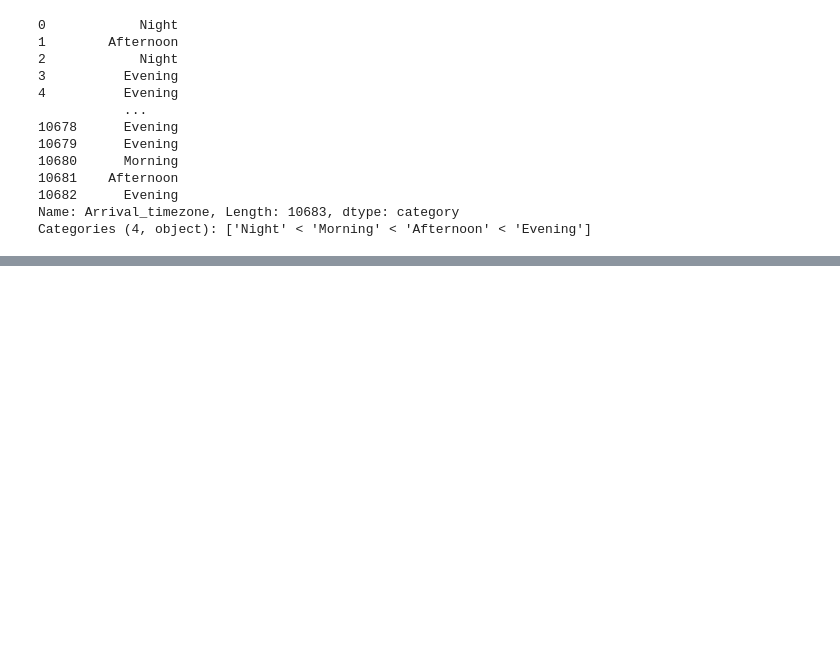
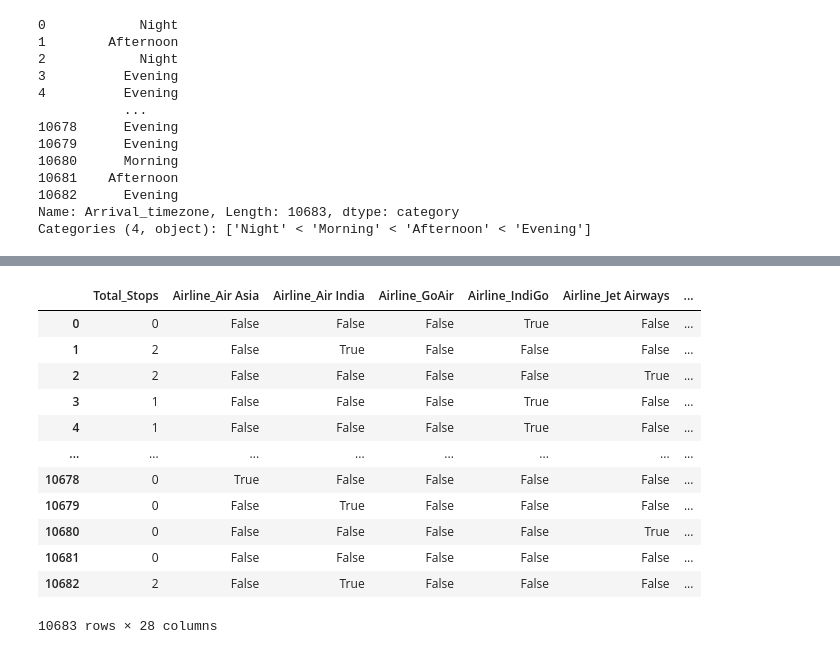
Before and after one commit to fhossain0/HNU_prosjects, a Jupyter notebook: FeatureEngineering_catagorical_data.ipynb, the cells around one changed output, grey strips where cells are left out. Saved outputs shown, nothing was run; the diff lists cells and outputs as text; code cells hidden in the pictures; blank space fills up the shorter version.

```diff
--- a/FeatureEngineering_catagorical_data.ipynb
+++ b/FeatureEngineering_catagorical_data.ipynb
@@ -199,0 +254,26 @@ Categories (4, object): ['Night' < 'Morning' < 'Afternoon' < 'Evening']
+# %%
+dataset1= dataset[['Total_Stops',
+       'Airline_Air Asia', 'Airline_Air India', 'Airline_GoAir',
+       'Airline_IndiGo', 'Airline_Jet Airways', 'Airline_Multiple carriers',
+       'Airline_Multiple carriers Premium economy', 'Airline_SpiceJet',
+       'Airline_Trujet', 'Airline_Vistara', 'Source_Banglore',
+       'Source_Chennai', 'Source_Delhi', 'Source_Kolkata', 'Source_Mumbai',
+       'Destination_Banglore', 'Destination_Cochin', 'Destination_Delhi',
+       'Destination_Hyderabad', 'Destination_Kolkata', 'Destination_New Delhi',
+       'Duration_Hours', 'Duration_Minutes', 'Duration_Total_Hours',
+       'Dep_Hour', 'Dep_Min', 'Price' ]]
+dataset1
+# %% [output]
+|  | Total_Stops | Airline_Air Asia | Airline_Air India | Airline_GoAir | Airline_IndiGo | Airline_Jet Airways | ... |
+| 0 | 0 | False | False | False | True | False | ... |
+| 1 | 2 | False | True | False | False | False | ... |
+| 2 | 2 | False | False | False | False | True | ... |
+| 3 | 1 | False | False | False | True | False | ... |
+| 4 | 1 | False | False | False | True | False | ... |
+| ... | ... | ... | ... | ... | ... | ... | ... |
+| 10678 | 0 | True | False | False | False | False | ... |
+| 10679 | 0 | False | True | False | False | False | ... |
+| 10680 | 0 | False | False | False | False | True | ... |
+| 10681 | 0 | False | False | False | False | False | ... |
+| 10682 | 2 | False | True | False | False | False | ... |
+10683 rows × 28 columns
```
Also changed, not shown: parts of 13 cells of this notebook.
